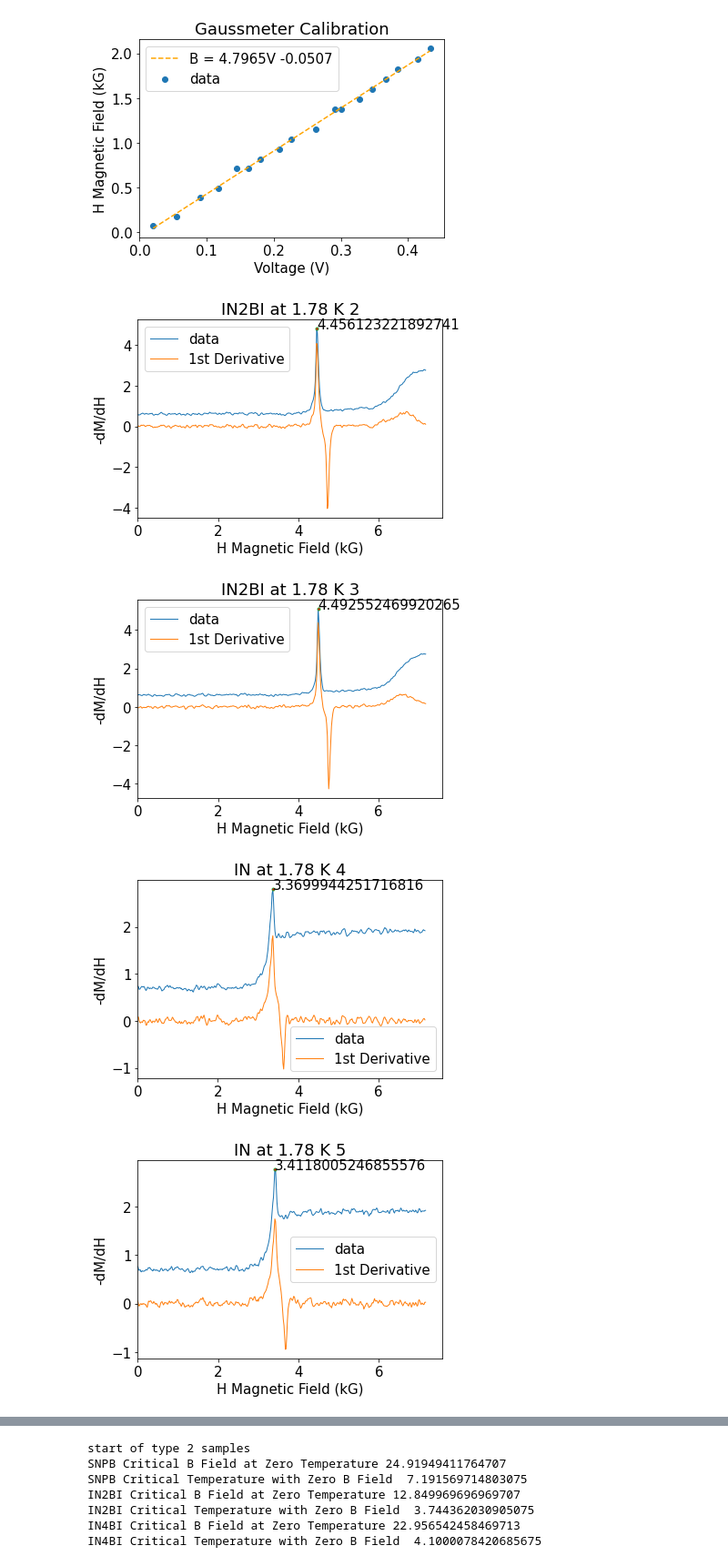
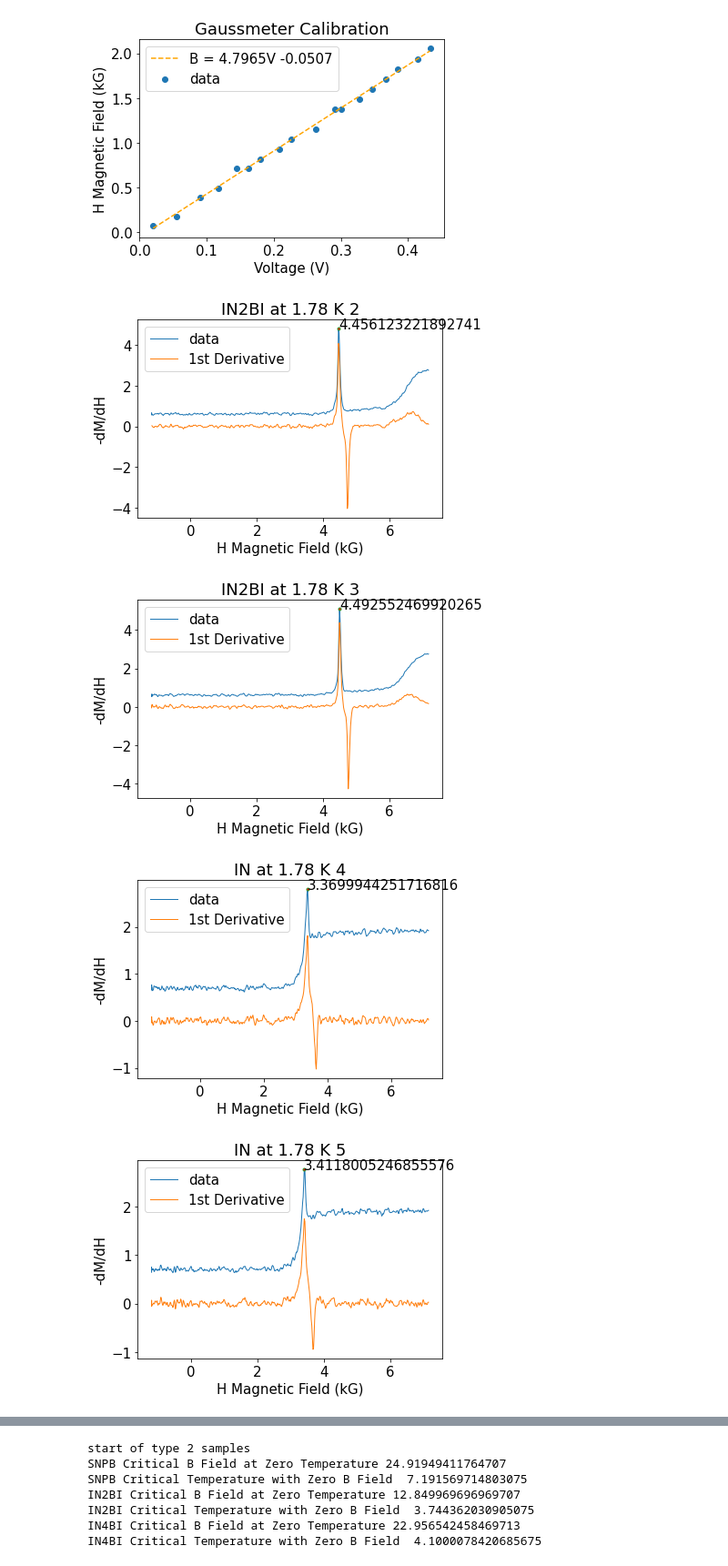
Before and after one commit to dcordovacarrizales/191_PlasmaPhysics, a Jupyter notebook: Superconductivity/Meissner/Meissner.ipynb, the cells around one changed output, grey strips where cells are left out. Shown at 91% size. Drawn from its saved outputs; the diff is of its cells as text; code cells hidden in the pictures.

```diff
--- a/Superconductivity/Meissner/Meissner.ipynb
+++ b/Superconductivity/Meissner/Meissner.ipynb
@@ -81,9 +80,11 @@ for i, file in enumerate(files):
 
     #finding second derivative in order to find the peaks in the voltage vs. magnetic field
     first_derivative = df.diff(periods = 15)
+#     MH = scipy.integrate.trapz(y=df['v1'],x=df['v0'])
     #second_derivative = first_derivative.diff(periods = 15)
     #df['2derivative'] = second_derivative['v1']
     df['1derivative'] = first_derivative['v1']
+    df['MH'] = MH
     ######df['smooth'] = df['v1'].rolling(window=10).mean()
     #df['smooth'] = scipy.signal.savgol_filter(df['v1'], 11, 3 )
 
@@ -100,8 +101,6 @@ for i, file in enumerate(files):
     #peak_position = df.loc[df['v1'] == peak_value_1]
     #peak_position_2 = df.loc[df['v1'] == peak_value_2]
     #print(peak_position)
-
-
 
 
     index1_temp = find_nth(file, "_", 2) + 1
@@ -149,35 +148,36 @@ for i, file in enumerate(files):
 
     fig = plt.figure()
     ax = fig.add_subplot(111)
 
 
             #df.plot(x = 'v0', y = ['v1'],label=['data'], linewidth=1, ax=ax)
                 #df.plot(x = 'v0', y = ['v1', 'smooth', '2derivative'],label=['real', 'smooth', '2nd derivative'], linewidth=1, ax=ax)
 
     df.plot(x = 'v0', y = ['v1','1derivative'],label=['data','1st Derivative'], linewidth = 1, ax=ax)
+#     df.plot(x = 'v0', y = ['MH'],label=['MH'], linewidth = 1, ax=ax)
 
 
 
             #     plt.plot(df['v0'][peak_position], df['v1'][peak_position], marker="o", markersize=3, markerfacecolor= "red", label = df['v0'][peak_position])
             #     plt.xlabel("Magnetic Field (Gauss)")
             #     plt.ylabel("-dM/dH")
             #     plt.annotate(str(df['v0'][peak_position]), (df['v0'][peak_position], df['v1'][peak_position]), ha = 'left')
             #     plt.xlim(left= 0)
             #     plt.title(sample_name + " at " + str(sample_temperature) + " K")
 
     ax.plot(df['v0'][peak_position], df['v1'][peak_position], marker="o", markersize=3, markerfacecolor= "red", label = df['v0'][peak_position])
     ax.set_xlabel("H Magnetic Field (kG)")
     ax.set_ylabel("-dM/dH")
     ax.annotate(str(df['v0'][peak_position]), (df['v0'][peak_position], df['v1'][peak_position]), ha = 'left')
-    ax.set_xlim(left= 0)
+#     ax.set_xlim(left= 0)
     ax.set_title(sample_name + " at " + str(sample_temperature) + " K " + str(i+2))
 
 
 
 #plt.close("all")
 #print(list_critical_B)
 # %% [output]
-[figure, old version]
+[figure, new version]
-[figure, old version]
+[figure, new version]
-[figure, old version]
+[figure, new version]
-[figure, old version]
+[figure, new version]
```
Also changed, not shown: parts of 14 cells of this notebook.
